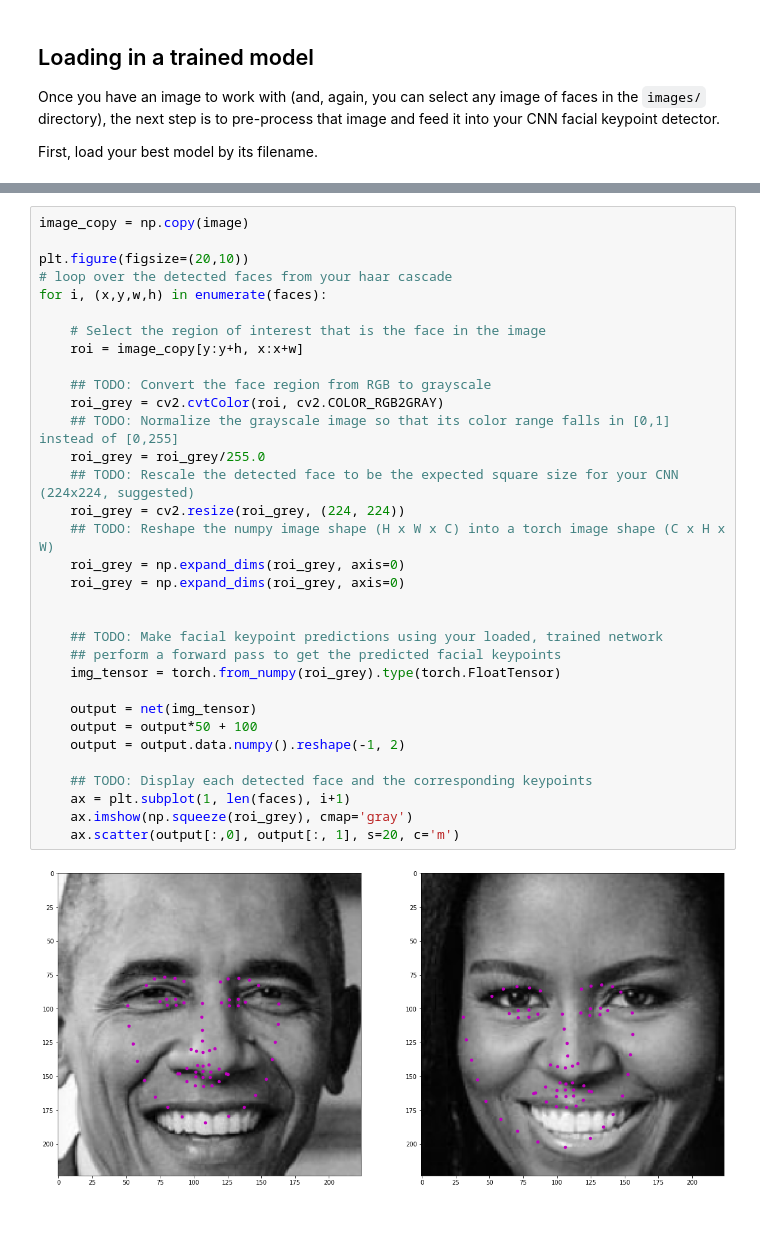
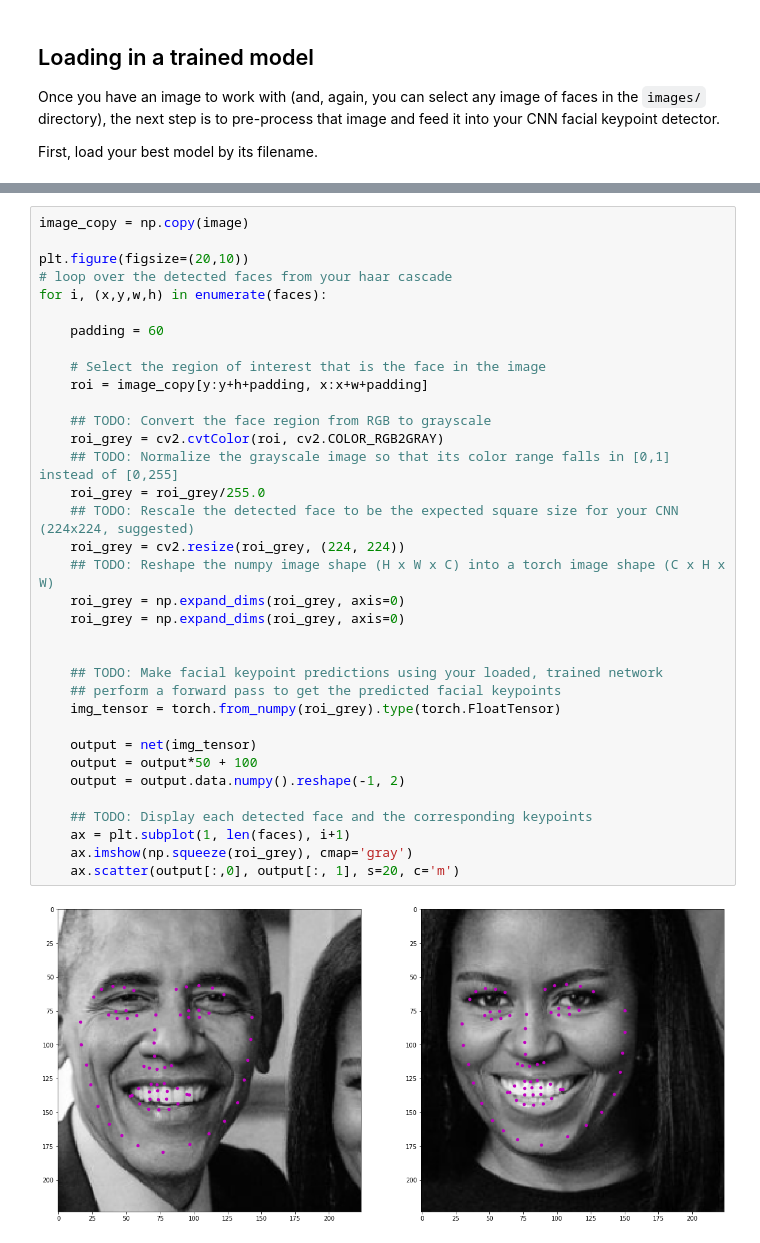
Before and after one commit to houssamn/FacialKeypoints, a Jupyter notebook: 3. Facial Keypoint Detection, Complete Pipeline.ipynb, the cells around one changed output, grey strips where cells are left out. Cells and saved outputs as stored; diff of their text form.

Commit message:
added padding to the haar cascade images to improve prediction

```diff
--- a/3. Facial Keypoint Detection, Complete Pipeline.ipynb
+++ b/3. Facial Keypoint Detection, Complete Pipeline.ipynb
@@ -129,32 +129,34 @@ image_copy = np.copy(image)
 plt.figure(figsize=(20,10))
 # loop over the detected faces from your haar cascade
 for i, (x,y,w,h) in enumerate(faces):
 
+    padding = 60
+
     # Select the region of interest that is the face in the image
-    roi = image_copy[y:y+h, x:x+w]
+    roi = image_copy[y:y+h+padding, x:x+w+padding]
 
     ## TODO: Convert the face region from RGB to grayscale
     roi_grey = cv2.cvtColor(roi, cv2.COLOR_RGB2GRAY)
     ## TODO: Normalize the grayscale image so that its color range falls in [0,1] instead of [0,255]
     roi_grey = roi_grey/255.0
     ## TODO: Rescale the detected face to be the expected square size for your CNN (224x224, suggested)
     roi_grey = cv2.resize(roi_grey, (224, 224))
     ## TODO: Reshape the numpy image shape (H x W x C) into a torch image shape (C x H x W)
     roi_grey = np.expand_dims(roi_grey, axis=0)
     roi_grey = np.expand_dims(roi_grey, axis=0)
 
 
     ## TODO: Make facial keypoint predictions using your loaded, trained network
     ## perform a forward pass to get the predicted facial keypoints
     img_tensor = torch.from_numpy(roi_grey).type(torch.FloatTensor)
 
     output = net(img_tensor)
     output = output*50 + 100
     output = output.data.numpy().reshape(-1, 2)
 
     ## TODO: Display each detected face and the corresponding keypoints
     ax = plt.subplot(1, len(faces), i+1)
     ax.imshow(np.squeeze(roi_grey), cmap='gray')
     ax.scatter(output[:,0], output[:, 1], s=20, c='m')
 # %% [output]
-[figure, old version]
+[figure, new version]
```
